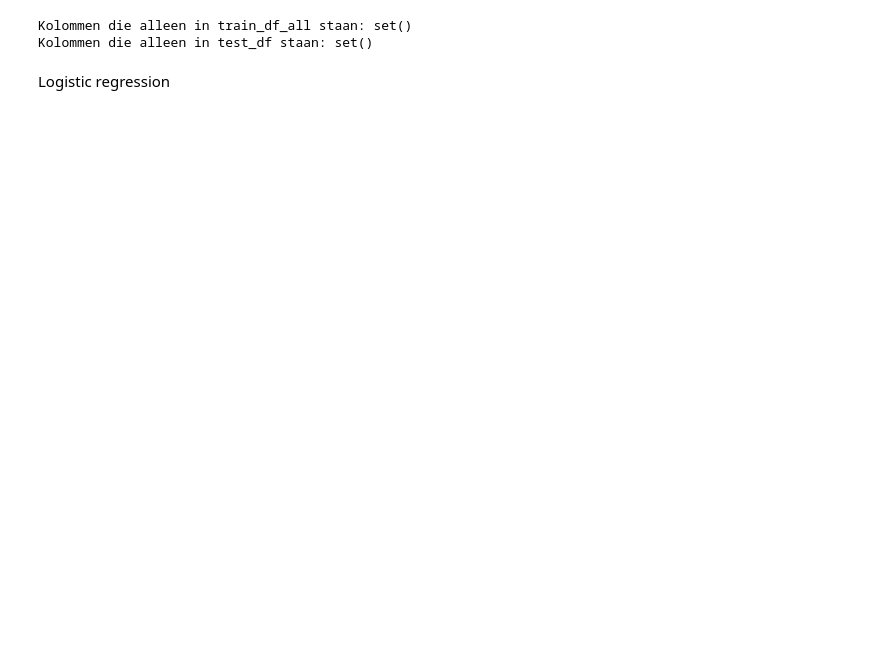
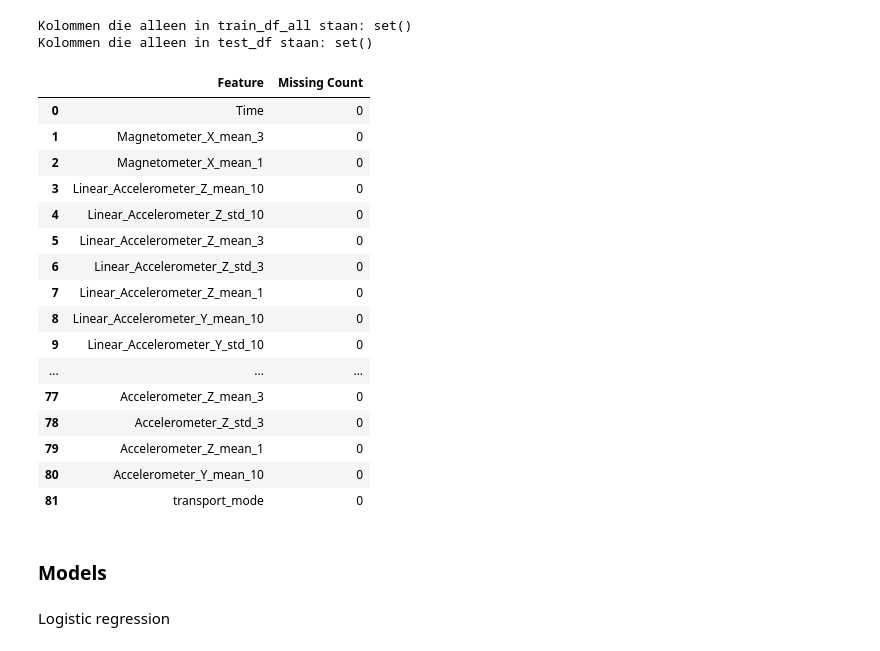
Before and after one commit to PuckVoorham/ML4QS-project, a Jupyter notebook: notebooks/EDA_experiment_joris.ipynb, the cells around one changed output. Drawn from its saved outputs; the diff is of its cells as text; code cells hidden in the pictures; blank space fills up the shorter version.

```diff
--- a/notebooks/EDA_experiment_joris.ipynb
+++ b/notebooks/EDA_experiment_joris.ipynb
@@ -644,9 +665,9 @@ train_metro: 776
 # %%
-test_fietsen2 = fietsen2[:776].copy()
-test_auto2 = auto2[:776].copy()
-test_rennen2 = rennen2[:776].copy()
-test_metro2 = metro2[:776].copy()
-test_trein2 = trein2[:776].copy()
+test_fietsen2 = fietsen2[:750].copy()
+test_auto2 = auto2[:750].copy()
+test_rennen2 = rennen2[:750].copy()
+test_metro2 = metro2[:750].copy()
+test_trein2 = trein2[:750].copy()
 # %%
 print("Max Time (s) values for each DataFrame:")
 print("test_fietsen2:", len(test_fietsen2["Time"]))
@@ -695,3 +706,0 @@ original_test = test_df.copy()
-# %%
-train_df_all = original_df[original_df.columns[:11].tolist() + ['transport_mode']]
-test_df = original_test[original_test.columns[:11].tolist() + ['transport_mode']]
@@ -702,16 +707,35 @@ train_df_all.columns
-# %%
-new_rows = []
-for transport_mode in ['metro', 'trein', 'rennen']:
-    # Create a row where 'transport_mode' is set and all other columns are 0.0
-    row = {col: 0.0 for col in test_df.columns if col != 'transport_mode'}
-    row['transport_mode'] = transport_mode
-    new_rows.append(row)
-
-# Convert to a DataFrame
-new_rows_df = pd.DataFrame(new_rows)
-
-# Concatenate the new rows to the existing test_df
-test_df = pd.concat([test_df, new_rows_df], ignore_index=True)
+# %%
+from IPython.display import display, HTML
+
+# Calculate missing values
+missing_values = test_df.isna().sum().sort_values(ascending=False)
+
+# Convert to DataFrame for better display
+missing_df = missing_values.reset_index()
+missing_df.columns = ['Feature', 'Missing Count']
+
+# Display with scroll
+display(HTML(missing_df.to_html(max_rows=20, notebook=True)))
+# %% [output]
+|  | Feature | Missing Count |
+| 0 | Time | 0 |
+| 1 | Magnetometer_X_mean_3 | 0 |
+| 2 | Magnetometer_X_mean_1 | 0 |
+| 3 | Linear_Accelerometer_Z_mean_10 | 0 |
+| 4 | Linear_Accelerometer_Z_std_10 | 0 |
+| 5 | Linear_Accelerometer_Z_mean_3 | 0 |
+| 6 | Linear_Accelerometer_Z_std_3 | 0 |
+| 7 | Linear_Accelerometer_Z_mean_1 | 0 |
+| 8 | Linear_Accelerometer_Y_mean_10 | 0 |
+| 9 | Linear_Accelerometer_Y_std_10 | 0 |
+| ... | ... | ... |
+| 77 | Accelerometer_Z_mean_3 | 0 |
+| 78 | Accelerometer_Z_std_3 | 0 |
+| 79 | Accelerometer_Z_mean_1 | 0 |
+| 80 | Accelerometer_Y_mean_10 | 0 |
+| 81 | transport_mode | 0 |
+# %% [markdown]
+### Models
 # %% [markdown]
 Logistic regression
 # %%
```
Also changed, not shown: parts of 72 cells of this notebook, 7 other files.
